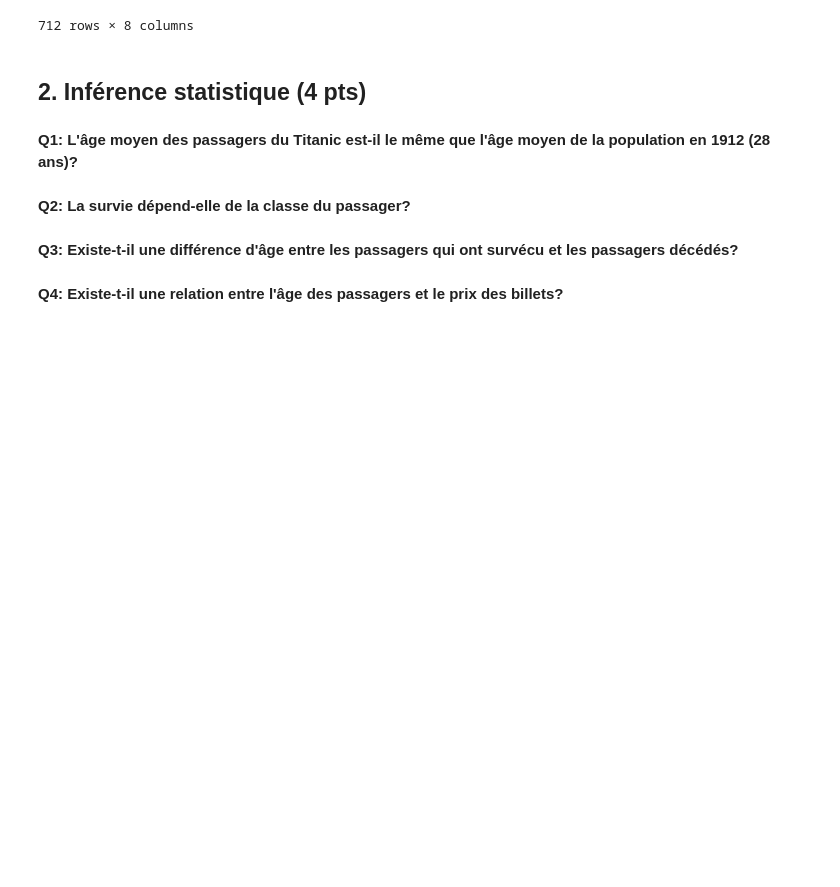
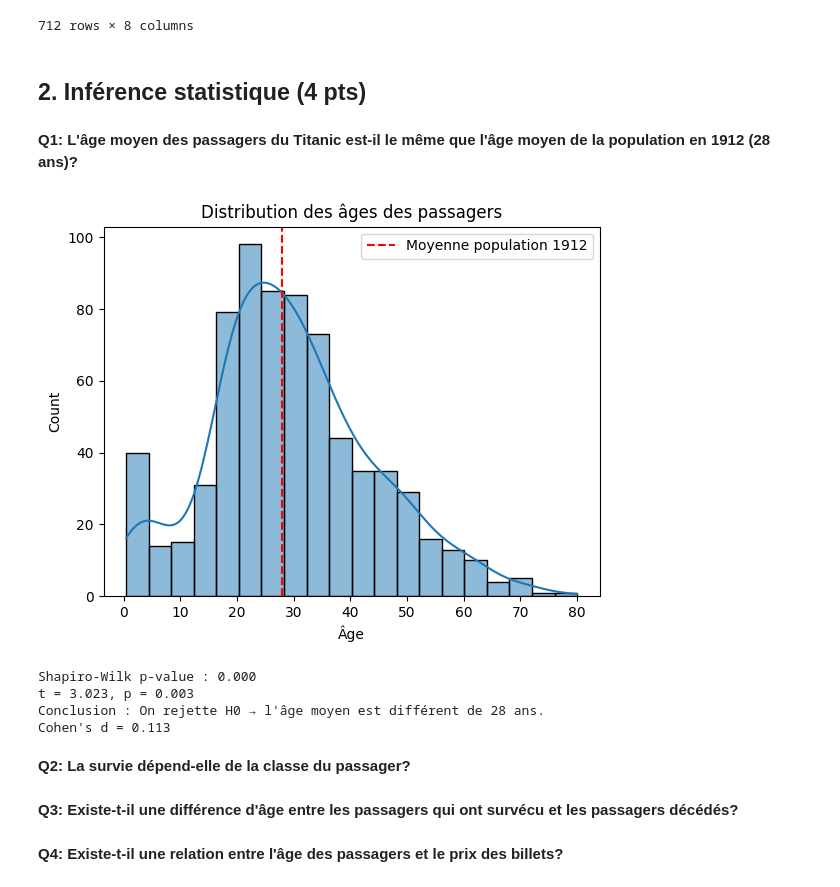
Before and after one commit to cutiips/TheBancalRepo, a Jupyter notebook: Projet.ipynb, the cells around one changed output. Saved outputs shown, nothing was run; the diff lists cells and outputs as text; code cells hidden in the pictures; blank space fills up the shorter version.

Commit message:
response Q1 (part 2 Inférence stats)

```diff
--- a/Projet.ipynb
+++ b/Projet.ipynb
@@ -104,6 +109,45 @@ display(data_clean)
 ## 2. Inférence statistique (4 pts)
 # %% [markdown]
 **Q1: L'âge moyen des passagers du Titanic est-il le même que l'âge moyen de la population en 1912 (28 ans)?**
+# %%
+import matplotlib.pyplot as plt
+import seaborn as sns
+from scipy.stats import shapiro, ttest_1samp
+
+# 1. Visualisation
+sns.histplot(data_clean["Age"], kde=True)
+plt.axvline(28, color='red', linestyle='--', label='Moyenne population 1912')
+plt.legend()
+plt.title("Distribution des âges des passagers")
+plt.xlabel("Âge")
+plt.show()
+
+# 2. Test de normalité
+stat, p_shapiro = shapiro(data_clean["Age"])
+print(f"Shapiro-Wilk p-value : {p_shapiro:.3f}")
+
+# 3. Test t pour une moyenne
+t_stat, p_value = ttest_1samp(data_clean["Age"], popmean=28)
+print(f"t = {t_stat:.3f}, p = {p_value:.3f}")
+
+# 4. Décision
+alpha = 0.05
+if p_value < alpha:
+    print("Conclusion : On rejette H0 → l'âge moyen est différent de 28 ans.")
+else:
+    print("Conclusion : On ne rejette pas H0 → pas de différence significative.")
+
+# 5. Taille de l'effet : Cohen's d
+mean_age = data_clean["Age"].mean()
+std_age = data_clean["Age"].std()
+cohen_d = (mean_age - 28) / std_age
+print(f"Cohen's d = {cohen_d:.3f}")
+# %% [output]
+[figure, added]
+Shapiro-Wilk p-value : 0.000
+t = 3.023, p = 0.003
+Conclusion : On rejette H0 → l'âge moyen est différent de 28 ans.
+Cohen's d = 0.113
 # %% [markdown]
 **Q2: La survie dépend-elle de la classe du passager?**
 # %% [markdown]
```
Also changed, not shown: parts of 2 cells of this notebook.
